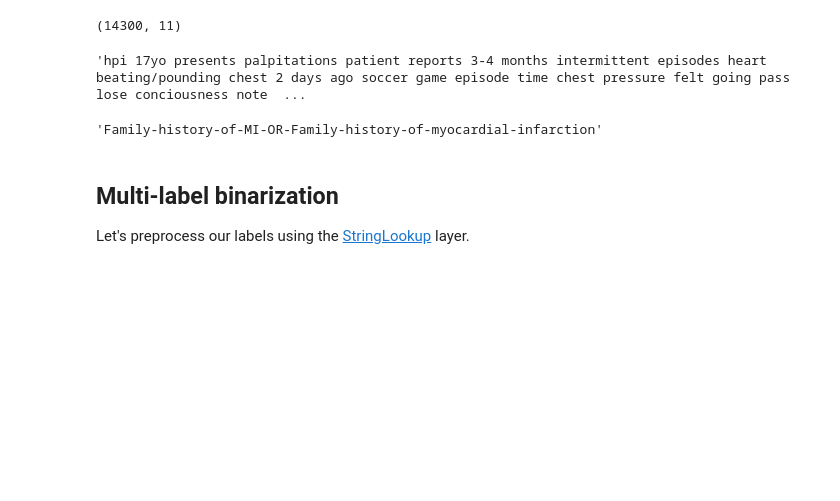
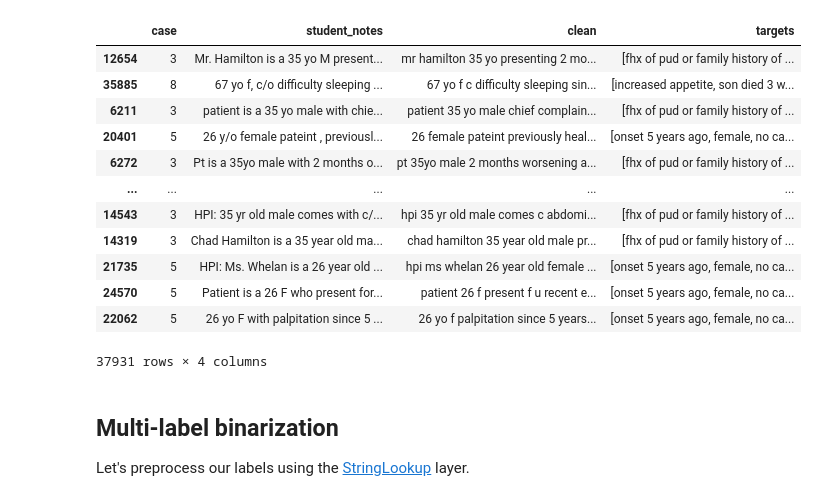
Before and after one commit to codeup-nlp-capstone/clinical_patient_notes, a Jupyter notebook: multi-label-classification-model.ipynb, the cells around one changed output. Drawn from its saved outputs; the diff is of its cells as text; code cells hidden in the pictures; blank space fills up the shorter version.

```diff
--- a/multi-label-classification-model.ipynb
+++ b/multi-label-classification-model.ipynb
@@ -19,3 +22,3 @@ import nltk
 # %%
-df = prep_train()
+train_df, val_df, test_df = prep_and_split_data()
 # %% [output]
@@ -45,15 +32,19 @@ df
-# %%
-df.shape
-# %% [output]
-(14300, 11)
-# %%
-df.clean[0]
-# %% [output]
-'hpi 17yo presents palpitations patient reports 3-4 months intermittent episodes heart beating/pounding chest 2 days ago soccer game episode time chest pressure felt going pass lose conciousness note  ...
-# %%
-df.feature_text[0]
-# %% [output]
-'Family-history-of-MI-OR-Family-history-of-myocardial-infarction'
+# %%
+train_df
+# %% [output]
+|  | case | student_notes | clean | targets |
+| 12654 | 3 | Mr. Hamilton is a 35 yo M present... | mr hamilton 35 yo presenting 2 mo... | [fhx of pud or family history of ... |
+| 35885 | 8 | 67 yo f, c/o difficulty sleeping ... | 67 yo f c difficulty sleeping sin... | [increased appetite, son died 3 w... |
+| 6211 | 3 | patient is a 35 yo male with chie... | patient 35 yo male chief complain... | [fhx of pud or family history of ... |
+| 20401 | 5 | 26 y/o female pateint , previousl... | 26 female pateint previously heal... | [onset 5 years ago, female, no ca... |
+| 6272 | 3 | Pt is a 35yo male with 2 months o... | pt 35yo male 2 months worsening a... | [fhx of pud or family history of ... |
+| ... | ... | ... | ... | ... |
+| 14543 | 3 | HPI: 35 yr old male comes with c/... | hpi 35 yr old male comes c abdomi... | [fhx of pud or family history of ... |
+| 14319 | 3 | Chad Hamilton is a 35 year old ma... | chad hamilton 35 year old male pr... | [fhx of pud or family history of ... |
+| 21735 | 5 | HPI: Ms. Whelan is a 26 year old ... | hpi ms whelan 26 year old female ... | [onset 5 years ago, female, no ca... |
+| 24570 | 5 | Patient is a 26 F who present for... | patient 26 f present f u recent e... | [onset 5 years ago, female, no ca... |
+| 22062 | 5 | 26 yo F with palpitation since 5 ... | 26 yo f palpitation since 5 years... | [onset 5 years ago, female, no ca... |
+37931 rows × 4 columns
 # %% [markdown]
 ## Multi-label binarization
 Let's preprocess our labels using the [StringLookup](https://keras.io/api/layers/preprocessing_layers/categorical/string_lookup) layer.
```
Also changed, not shown: parts of 23 cells of this notebook, 3 other files.
